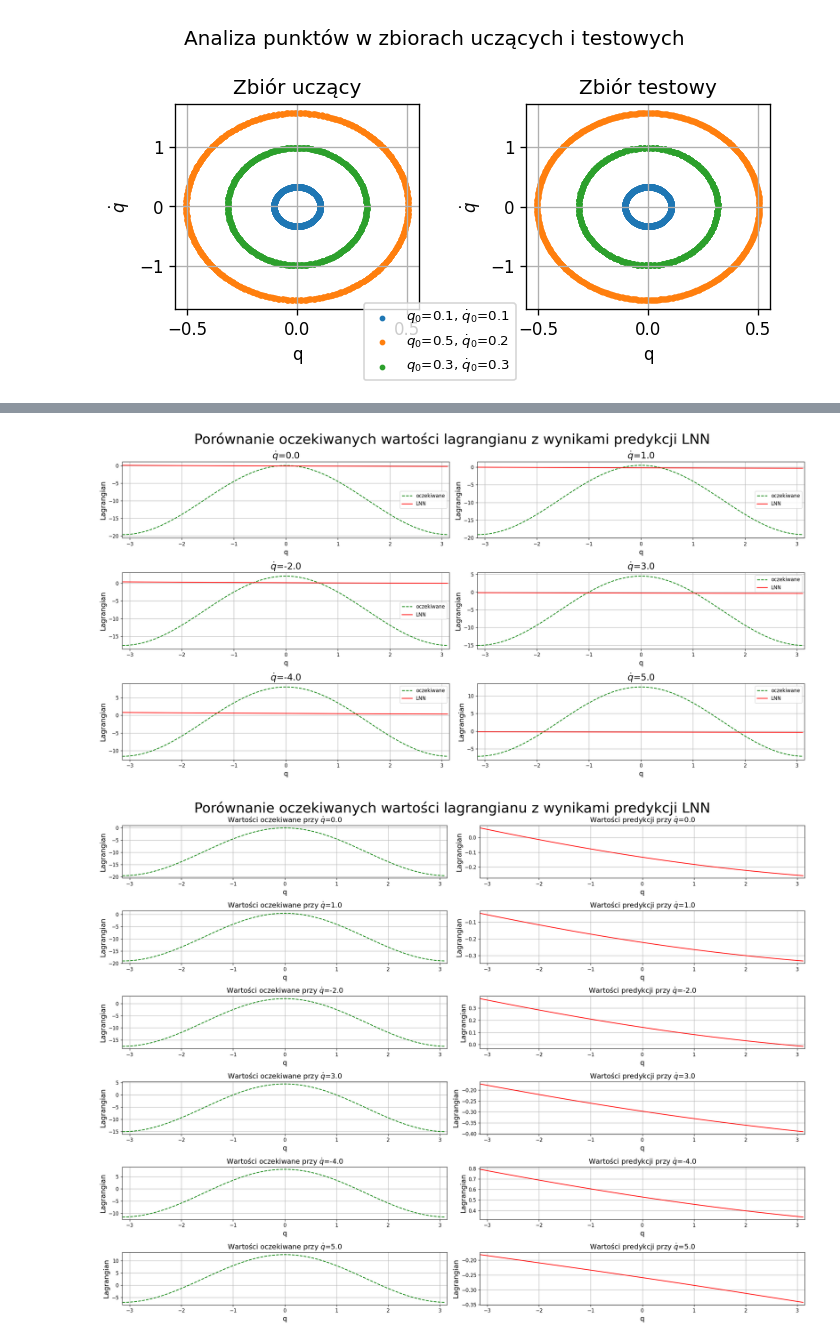
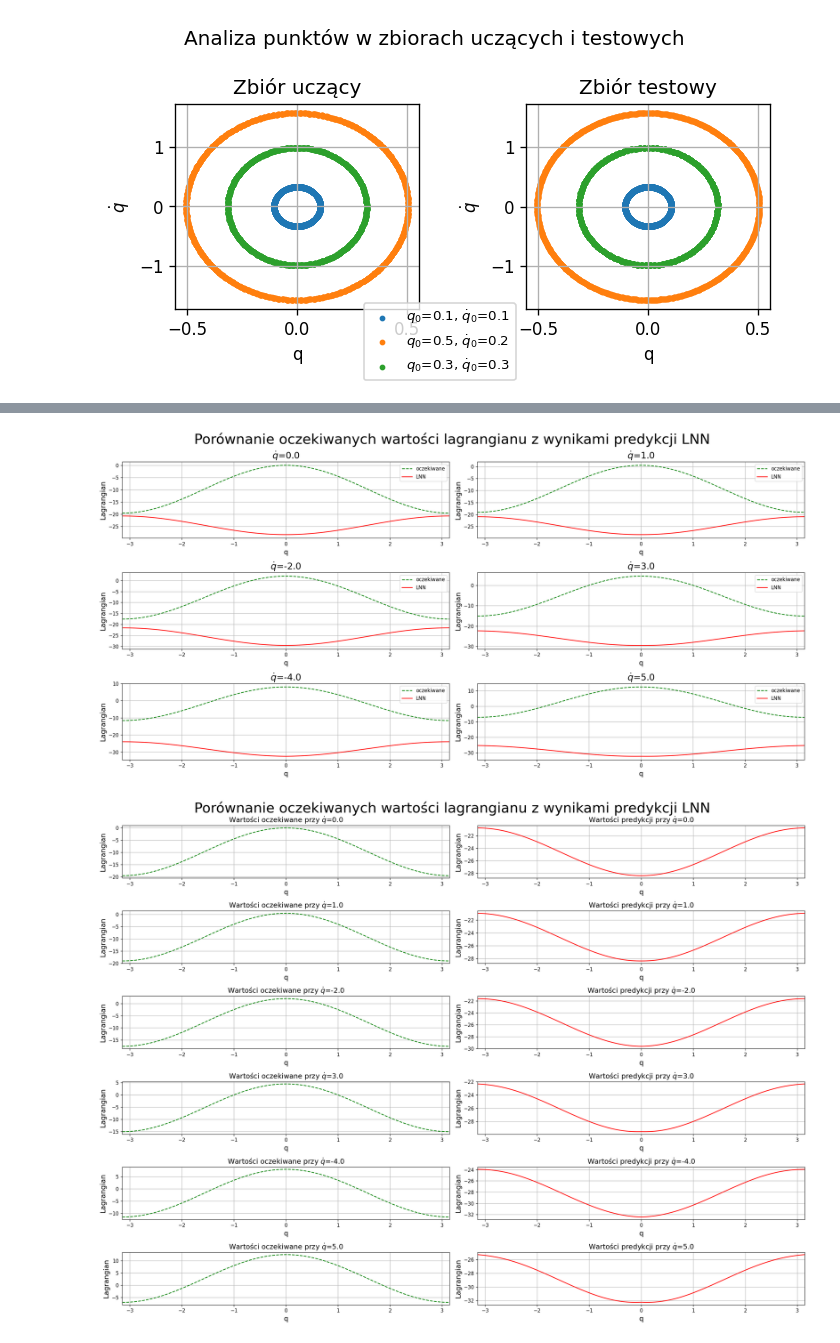
Before and after one commit to BartekFurmanek/LNN, a Jupyter notebook: PojedynczeWahadloBezZaklocen.ipynb, the cells around one changed output, grey strips where cells are left out. Drawn from its saved outputs; the diff is of its cells as text; code cells hidden in the pictures.

```diff
--- a/PojedynczeWahadloBezZaklocen.ipynb
+++ b/PojedynczeWahadloBezZaklocen.ipynb
@@ -300,14 +300,14 @@ plt.tight_layout()
 # %%
 #BUDOWA ZBIORU UCZĄCEGO I TESTOWEGO NA PODSTAWIE WARTOŚCI LOSOWYCH
 
-N=5  #Liczność zbioru testowego i uczącego
+N=2500  #Liczność zbioru testowego i uczącego
 
 #Maksymalne wartości prędkości w zbiorze
 v_max=2*np.sqrt(9.81)
 
 x_test_train = np.zeros([2*N, 2])
 #Wyznaczenie losowych wartości położenia i prędkości
-x_test_train[:,0] = np.random.rand(N*2)*2*np.pi - np.pi  #Zakres wartości położenia <-Pi;Pi>
+x_test_train[:,0] = np.random.rand(N*2)*2*(np.pi) - (np.pi)  #Zakres wartości położenia <-Pi;Pi>
 x_test_train[:,1] = np.random.rand(N*2)*2*v_max - v_max  #Zakres wartości <-Vmax;Vmax>
 #Obliczenie wartości wyjściowych (przyśpieszenia) dla otrzymanych losowych punktów położenia i prędkości
 #przy użyciu równania różniczkowego otrzymanego w sposób analityczny
@@ -356,7 +356,8 @@ init_random_params, nn_forward_fn = stax.serial(
 def learned_lagrangian(params):
   def lagrangian(q, q_t):
     assert q.shape == (1,)
-    state = normalize(jnp.concatenate([q, q_t]))
+    q_norm = -jnp.abs(q)
+    state = normalize(jnp.concatenate([q_norm, q_t]))
     return jnp.squeeze(nn_forward_fn(params, state), axis=-1)
   return lagrangian
 
@@ -410,10 +411,9 @@ def shuffle(a, b):
 
 
 
-Training=True      #Uczenie sieci
-Epochs=10       #Maksymalna liczba epok
-StopError=0.01      #Wartość błędu MSE dla zbioru testowego, przy której uczenie zostanie szybciej zakończone
-#!!!!WAZNE - STOP ERROR MAX 0.005, PONIZEJ PRZEUCZENIE
+Training=False     #Uczenie sieci
+Epochs=2000       #Maksymalna liczba epok
+StopError=0.001      #Wartość błędu MSE dla zbioru testowego, przy której uczenie zostanie szybciej zakończone
 Learning_rate=1e-2  #Współczynnik uczenia
 Batch_size= 64
 
@@ -613,8 +603,11 @@ plt.tight_layout()
 <Figure size 640x480 with 0 Axes>
 # %%
 q=jnp.arange(-1*np.pi, np.pi, 0.05, dtype=jnp.float32)
+q = jnp.concatenate([q, jnp.array([np.pi], dtype=jnp.float32)])
 q_t=jnp.array([0,1,-2,3,-4,5], dtype=jnp.float32)
 
+q=jax.device_get(q)
+q_t=jax.device_get(q_t)
 
 Lagrangian_true = np.zeros([len(q), len(q_t)],dtype=jnp.float32)
 Lagrangian_pred = np.zeros([len(q), len(q_t)],dtype=jnp.float32)
@@ -654,32 +647,32 @@ for i in range(len(q_t)):
     axes1[i,0].set_xlabel('q', fontsize=14)
     axes1[i,0].set_title('Wartości oczekiwane przy $\dot q$='+str(q_t[i]), fontsize=14)
     axes1[i,0].grid()
     axes1[i,0].set_xlim(-1*np.pi, np.pi)
     axes1[i,1].plot(q, Lagrangian_pred[:, i],'r')
     axes1[i,1].set_ylabel('Lagrangian', fontsize=14)
     axes1[i,1].set_xlabel('q', fontsize=14)
     axes1[i,1].set_title('Wartości predykcji przy $\dot q$='+str(q_t[i]), fontsize=14)
     axes1[i,1].grid()
     axes1[i,1].set_xlim(-1*np.pi, np.pi)
 
 fig1.suptitle('Porównanie oczekiwanych wartości lagrangianu z wynikami predykcji LNN', fontsize=28)
 plt.tight_layout()
 
 
 fig2, axes2 = plt.subplots(6, 1, figsize=(20, 15), dpi=120)
 
 
 for i in range(len(q_t)):
     axes2[i].plot(q, Lagrangian_pred[:, i],'r')
     axes2[i].plot(q+2*np.pi, Lagrangian_pred[:, i],'r')
     axes2[i].set_ylabel('Lagrangian', fontsize=14)
     axes2[i].set_xlabel('q', fontsize=14)
     axes2[i].set_title('Wartości predykcji przy $\dot q$='+str(q_t[i]), fontsize=14)
     axes2[i].grid()
     axes2[i].set_xlim(-1*np.pi, 3*np.pi)
 
 fig2.suptitle('Wykres modelowanego Lagrangianu dla zakresu $q\in(-\Pi, 3\Pi)$', fontsize=28)
 plt.tight_layout()
 # %% [output]
-[figure, old version]
+[figure, new version]
-[figure, old version]
+[figure, new version]
```
Also changed, not shown: parts of 12 cells of this notebook, 12 other files.
